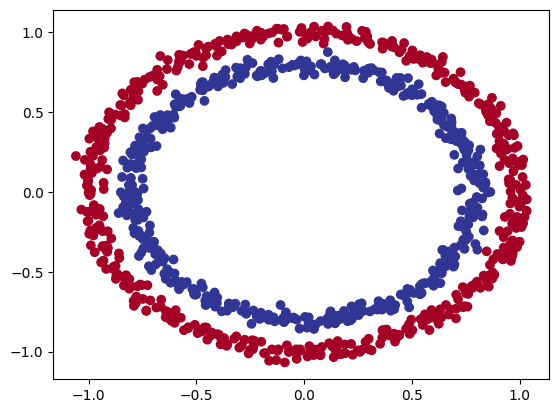
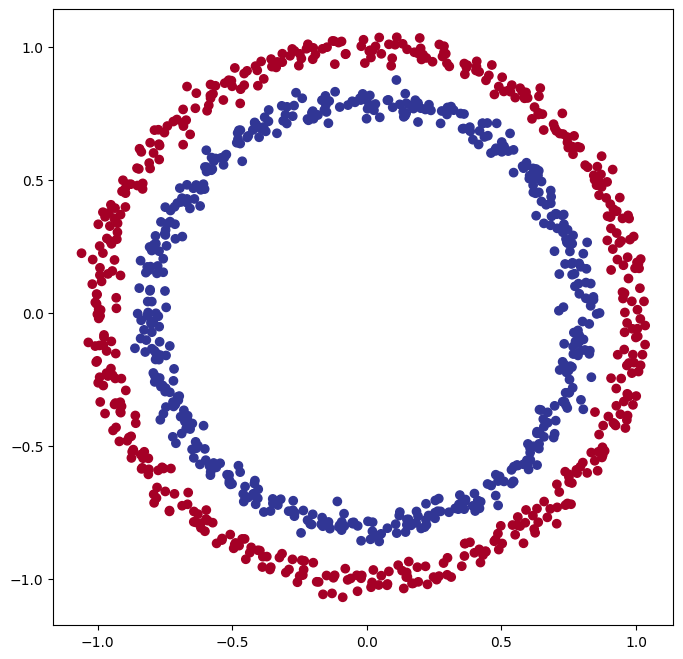
The notebook cell's code change between the first figure and the second:
--- before
+++ after
@@ -1,4 +1,3 @@
-plt.figure(figsize=(12,8))
-_, ax = plt.subplots()
+fig, ax = plt.subplots(figsize=(8,8))
 ax.scatter(df.X1, df.X2, c=df.y, cmap=plt.cm.RdYlBu)
 plt.show();

Commit: cleaning the notebook before last section